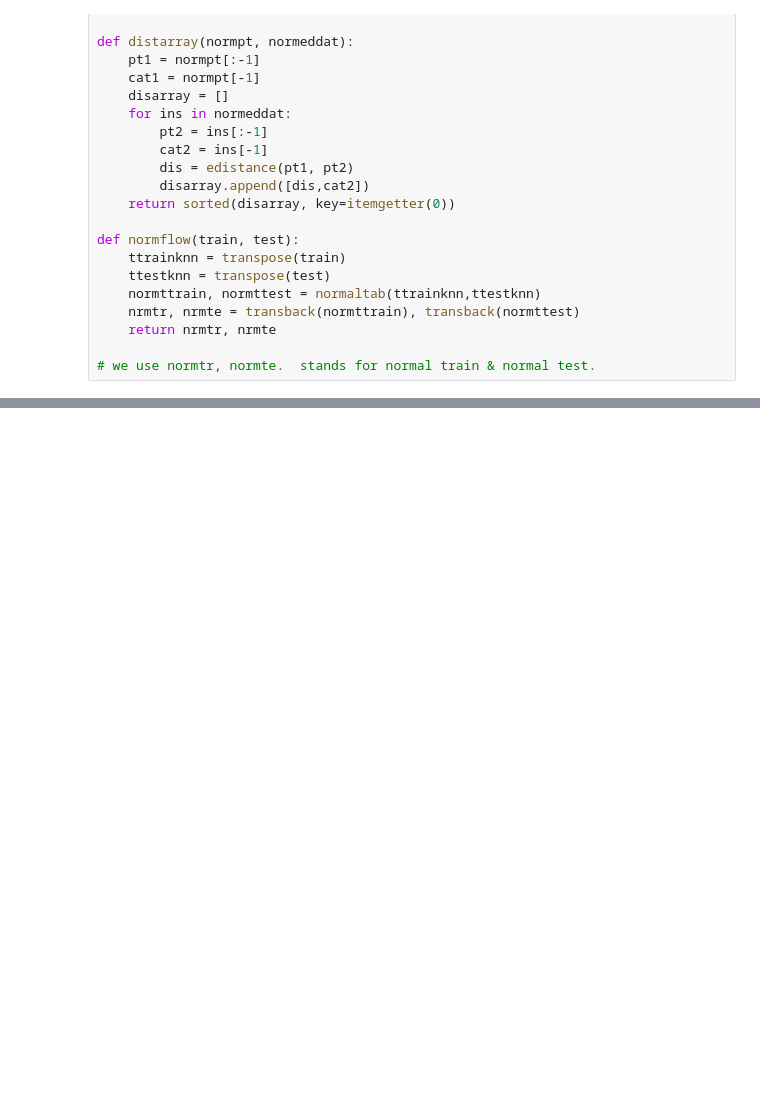
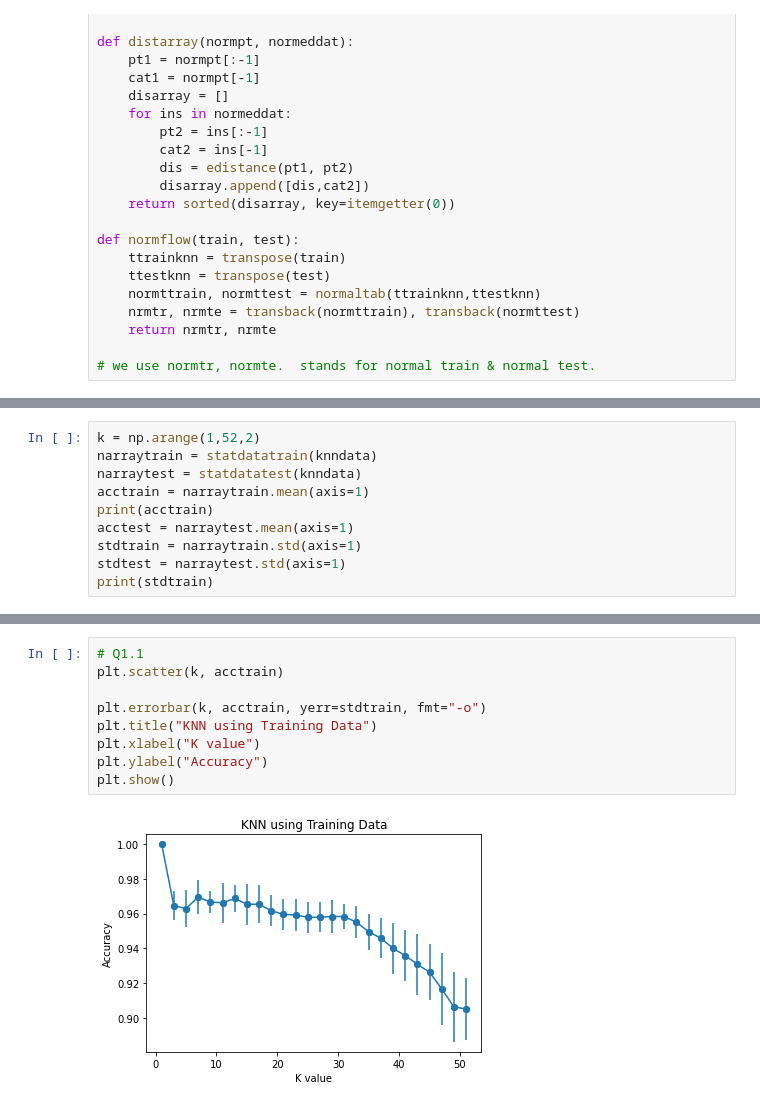
Before and after one commit to HarryWang0619/COMP589-HW1, a Jupyter notebook: KNN.ipynb, the cells around one changed output, grey strips where cells are left out. Drawn from its saved outputs; the diff is of its cells as text; blank space fills up the shorter version.

```diff
--- a/KNN.ipynb
+++ b/KNN.ipynb
@@ -261,0 +254,10 @@ def statdatatrain(data):
+# %%
+k = np.arange(1,52,2)
+narraytrain = statdatatrain(knndata)
+narraytest = statdatatest(knndata)
+acctrain = narraytrain.mean(axis=1)
+print(acctrain)
+acctest = narraytest.mean(axis=1)
+stdtrain = narraytrain.std(axis=1)
+stdtest = narraytest.std(axis=1)
+print(stdtrain)
@@ -261,0 +275,11 @@ def statdatatrain(data):
+# %%
+# Q1.1
+plt.scatter(k, acctrain)
+
+plt.errorbar(k, acctrain, yerr=stdtrain, fmt="-o")
+plt.title("KNN using Training Data")
+plt.xlabel("K value")
+plt.ylabel("Accuracy")
+plt.show()
+# %% [output]
+[figure, added]
```
Also changed, not shown: parts of 5 cells of this notebook, 4 other files.
